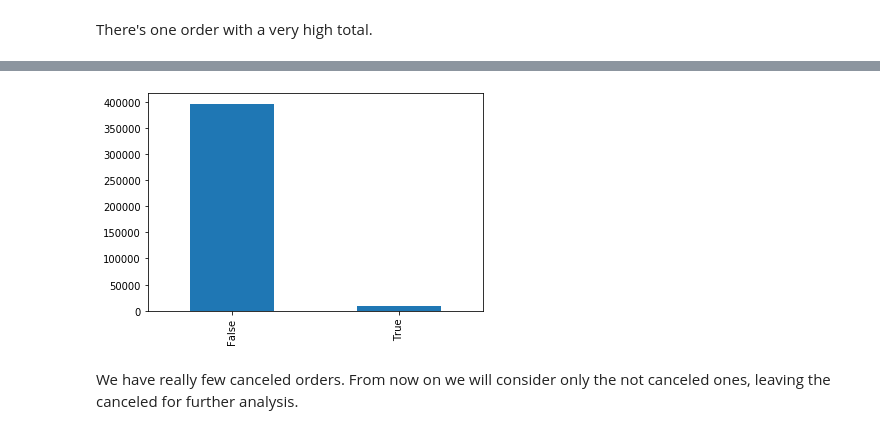
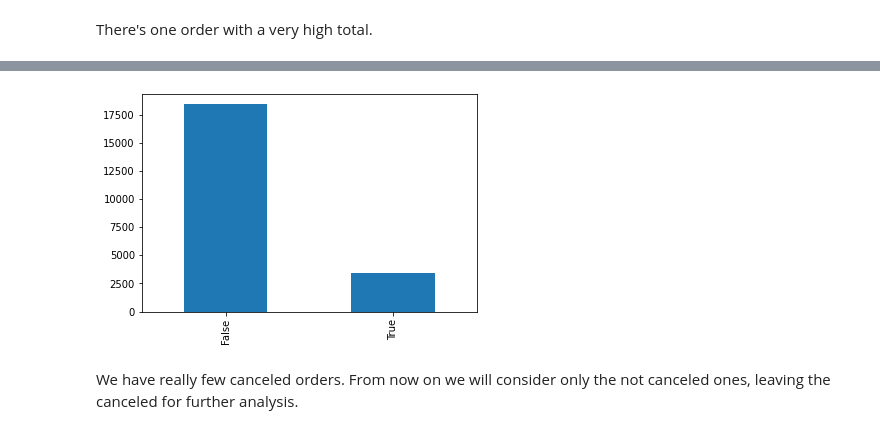
Before and after one commit to michelezoncheddu/data-mining-project, a Jupyter notebook: 1_Data_preparation.ipynb, the cells around one changed output, grey strips where cells are left out. Drawn from its saved outputs; the diff is of its cells as text; code cells hidden in the pictures.

Commit message:
Fix canceled orders plot

```diff
--- a/1_Data_preparation.ipynb
+++ b/1_Data_preparation.ipynb
@@ -302,10 +302,13 @@ df[df['Total'] > 35000]
 # %% [output]
 |  | BasketID | BasketDate | Sale | CustomerID | CustomerCountry | ProdID | ProdDescr | Qta | BasketDay | ... |
 | 222671 | 556444 | 2011-06-10 15:28:00 | 649.5 | 15098 | United Kingdom | 22502 | PICNIC BASKET WICKER 60 PIECES | 60 | Friday | ... |
-# %%
-ax = df['Canceled'].value_counts().plot(kind='bar')
-# %% [output]
-[figure, removed]
+# %%
+df_grouped = df.groupby(['BasketID', 'Canceled', 'BasketDay'], as_index=False).agg({'CustomerID': 'count'})
+del df_grouped['CustomerID']  # Dummy field.
+
+ax = df_grouped['Canceled'].value_counts().plot(kind='bar')
+# %% [output]
+[figure, added]
 # %% [markdown]
 We have really few canceled orders. From now on we will consider only the not canceled ones, leaving the canceled for further analysis.
 # %%
```
Also changed, not shown: parts of 6 cells of this notebook.
